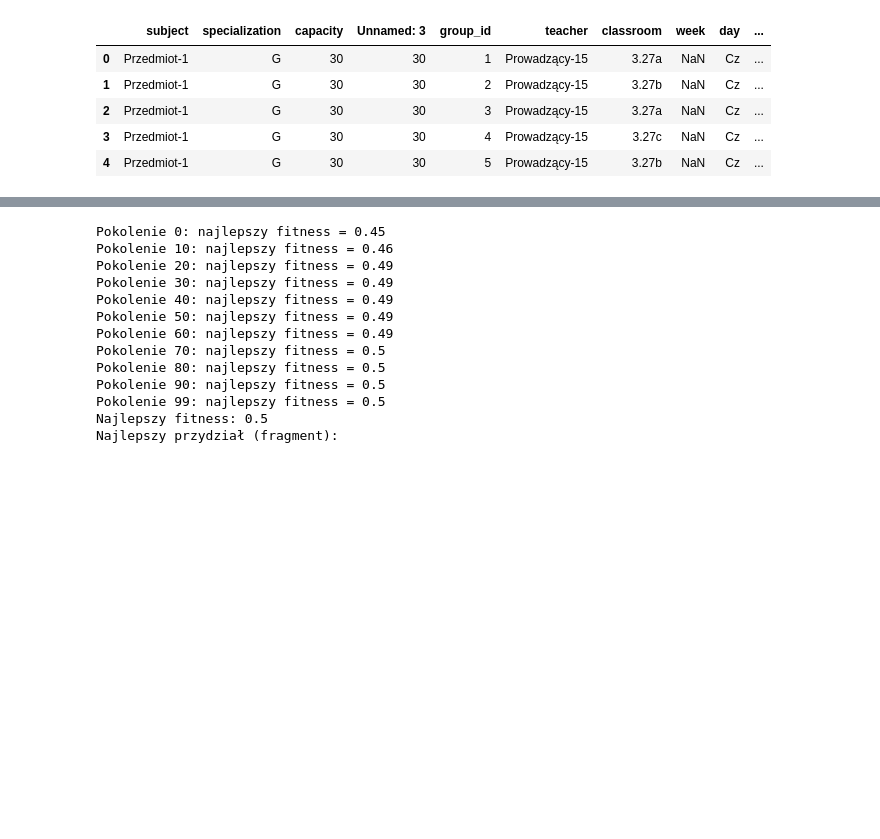
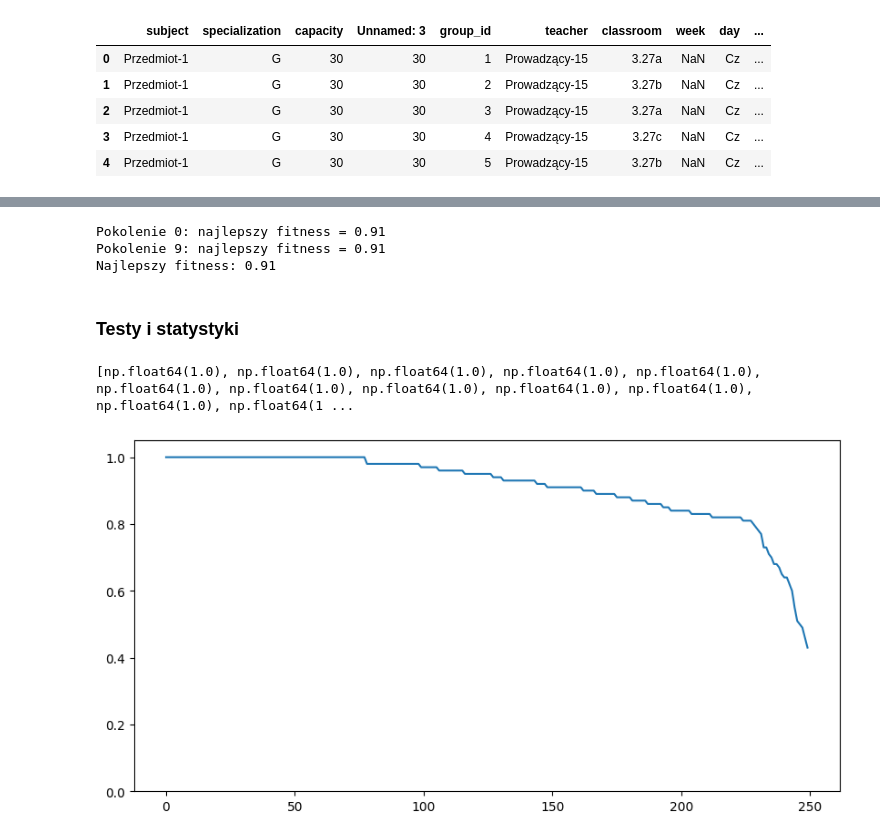
Before and after one commit to lkwinta/genetic_enroll, a Jupyter notebook: genetic_enroll.ipynb, the cells around one changed output, grey strips where cells are left out. Drawn from its saved outputs; the diff is of its cells as text; code cells hidden in the pictures; blank space fills up the shorter version.

Commit message:
Add better solution generation

```diff
--- a/genetic_enroll.ipynb
+++ b/genetic_enroll.ipynb
@@ -86,7 +161,15 @@ def mutate(individual, num_groups, mutation_rate=0.1):
 
     return mutated
 # %%
+# TODO Zrobić, żeby miało sens
 def crossover(parent1, parent2):
+    """
+    Krzyżuje dwóch osobników i zwraca nowego.
+
+    Obecnie, bierze pół planu od jednego rodzica i pół do drugiego
+    nie patrząc na żadne warunki Xd.
+    """
+
     students = parent1.index.tolist()
     subjects = parent1.columns.tolist()
     cut = len(students) // 2
@@ -147,24 +260,14 @@ best, score, history = evolve(
     subjects=subjects,
     num_groups=num_groups,
     pref_dict=pref_dict,
-    population_size=50,
-    generations=100,
+    population_size=20,
+    generations=10,
     mutation_rate=0.1,
     elite_size=2
 )
 
 print("Najlepszy fitness:", score)
 # %% [output]
-Pokolenie 0: najlepszy fitness = 0.45
-Pokolenie 10: najlepszy fitness = 0.46
-Pokolenie 20: najlepszy fitness = 0.49
-Pokolenie 30: najlepszy fitness = 0.49
-Pokolenie 40: najlepszy fitness = 0.49
-Pokolenie 50: najlepszy fitness = 0.49
-Pokolenie 60: najlepszy fitness = 0.49
-Pokolenie 70: najlepszy fitness = 0.5
-Pokolenie 80: najlepszy fitness = 0.5
-Pokolenie 90: najlepszy fitness = 0.5
-Pokolenie 99: najlepszy fitness = 0.5
-Najlepszy fitness: 0.5
-Najlepszy przydział (fragment):
+Pokolenie 0: najlepszy fitness = 0.91
+Pokolenie 9: najlepszy fitness = 0.91
+Najlepszy fitness: 0.91
@@ -170,0 +276,30 @@ Najlepszy przydział (fragment):
+# %% [markdown]
+### Testy i statystyki
+# %%
+def score_per_student(df, pref_dict):
+
+    scores = []
+    max_points = pref.groupby(['student_id', 'subject'])['preference'].max()
+
+    for student in df.index:
+        student_max = max_points[student].sum()
+        student_score = 0
+        for subject in df.columns:
+            group = df.loc[student, subject]
+            key = (student, subject, group)
+            points = pref_dict.get(key, 0)
+
+            student_score += points
+
+        scores.append(round(student_score / student_max, 2))
+    return scores
+# %%
+scores = score_per_student(best, pref_dict)
+# %%
+plt.figure(figsize=(10, 5))
+plt.ylim(0,1.05)
+plt.plot(sorted(scores, reverse=True))
+print(sorted(scores, reverse=True))
+# %% [output]
+[np.float64(1.0), np.float64(1.0), np.float64(1.0), np.float64(1.0), np.float64(1.0), np.float64(1.0), np.float64(1.0), np.float64(1.0), np.float64(1.0), np.float64(1.0), np.float64(1.0), np.float64(1 ...
+[figure, added]
```
Also changed, not shown: parts of 19 cells of this notebook, 3 other files.
